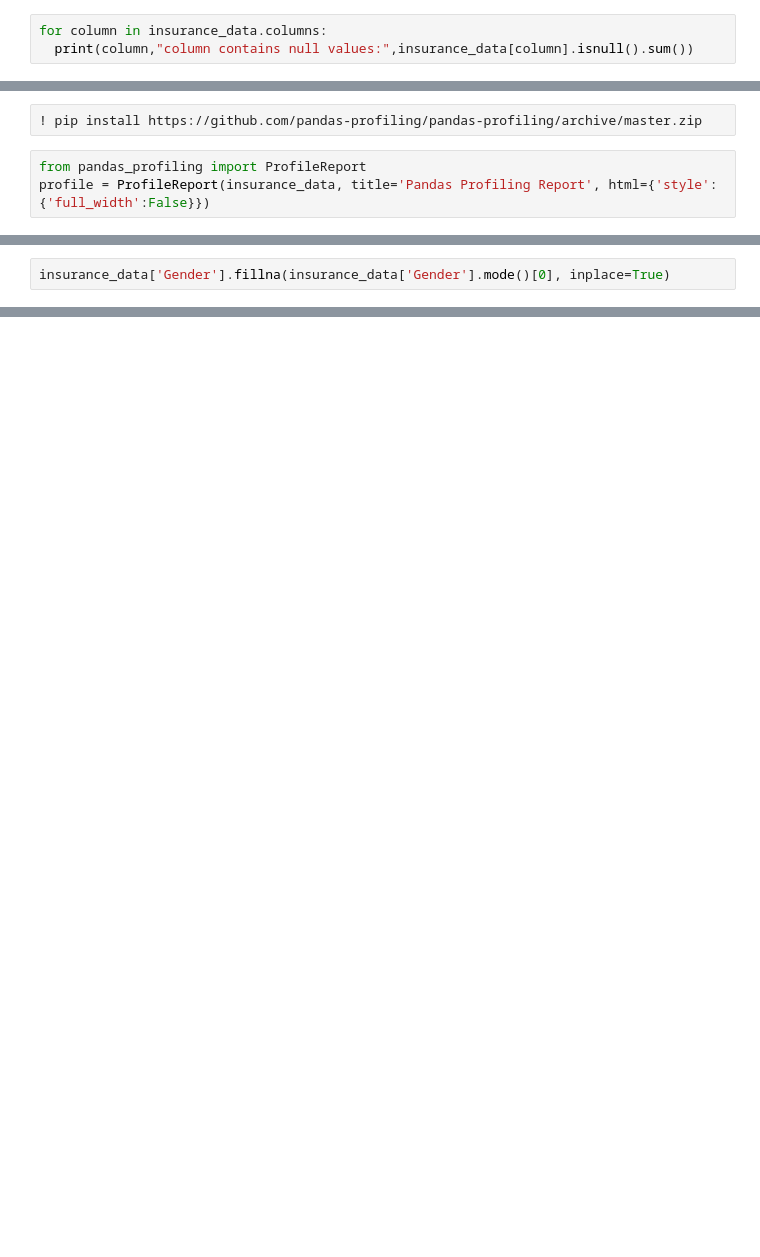
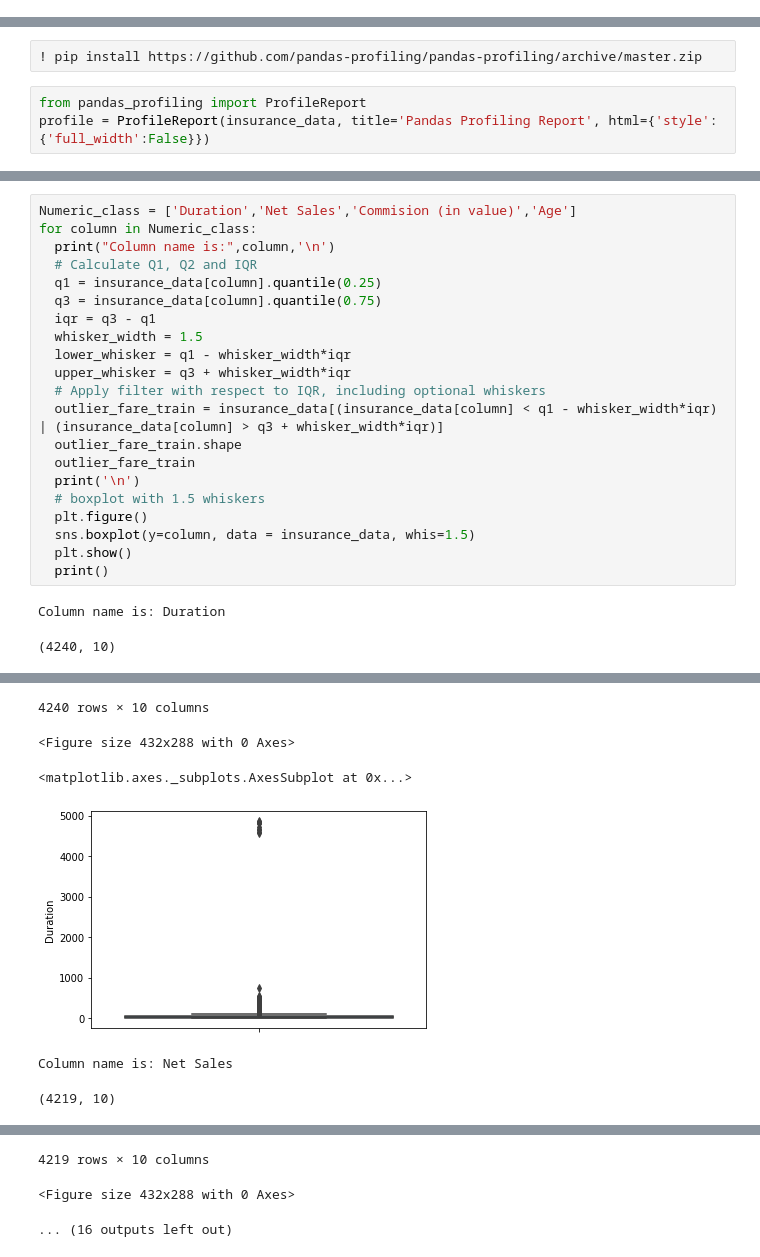
Before and after one commit to bhanuteja2001/Advanced-Travel-Insurance-Claim-Prediction, a Jupyter notebook: Insurance.ipynb, the cells around one changed output, grey strips where cells are left out. Saved outputs shown, nothing was run; the diff lists cells and outputs as text; blank space fills up the shorter version.

```diff
--- a/Insurance.ipynb
+++ b/Insurance.ipynb
@@ -76,6 +101,3 @@ insurance_data.describe()
 | 50% | 22.000000 | 27.000000 | 0.000000 | 36.000000 | 0.000000 |
 | 75% | 53.000000 | 48.000000 | 11.630000 | 43.000000 | 0.000000 |
 | max | 4881.000000 | 666.000000 | 262.760000 | 118.000000 | 1.000000 |
-# %%
-for column in insurance_data.columns:
-  print(column,"column contains null values:",insurance_data[column].isnull().sum())
@@ -104,5 +110,3 @@ profile = ProfileReport(insurance_data, title='Pandas Profiling Report', html={'
 profile.to_notebook_iframe()
 # %% [output]
 [interactive output not drawn]
-# %%
-insurance_data['Gender'].fillna(insurance_data['Gender'].mode()[0], inplace=True)
@@ -151,0 +176,24 @@ Name: Gender, dtype: int64
+# %%
+Numeric_class = ['Duration','Net Sales','Commision (in value)','Age']
+for column in Numeric_class:
+  print("Column name is:",column,'\n')
+  # Calculate Q1, Q2 and IQR
+  q1 = insurance_data[column].quantile(0.25)
+  q3 = insurance_data[column].quantile(0.75)
+  iqr = q3 - q1
+  whisker_width = 1.5
+  lower_whisker = q1 - whisker_width*iqr
+  upper_whisker = q3 + whisker_width*iqr
+  # Apply filter with respect to IQR, including optional whiskers
+  outlier_fare_train = insurance_data[(insurance_data[column] < q1 - whisker_width*iqr) | (insurance_data[column] > q3 + whisker_width*iqr)]
+  outlier_fare_train.shape
+  outlier_fare_train
+  print('\n')
+  # boxplot with 1.5 whiskers
+  plt.figure()
+  sns.boxplot(y=column, data = insurance_data, whis=1.5)
+  plt.show()
+  print()
+# %% [output]
+Column name is: Duration
+(4240, 10)
@@ -151,0 +212,6 @@ Name: Gender, dtype: int64
+4240 rows × 10 columns
+<Figure size 432x288 with 0 Axes>
+<matplotlib.axes._subplots.AxesSubplot at 0x...>
+[figure, added]
+Column name is: Net Sales
+(4219, 10)
@@ -151,0 +230,3 @@ Name: Gender, dtype: int64
+4219 rows × 10 columns
+<Figure size 432x288 with 0 Axes>
+... (16 outputs left out)
```
Also changed, not shown: parts of 31 cells of this notebook.
